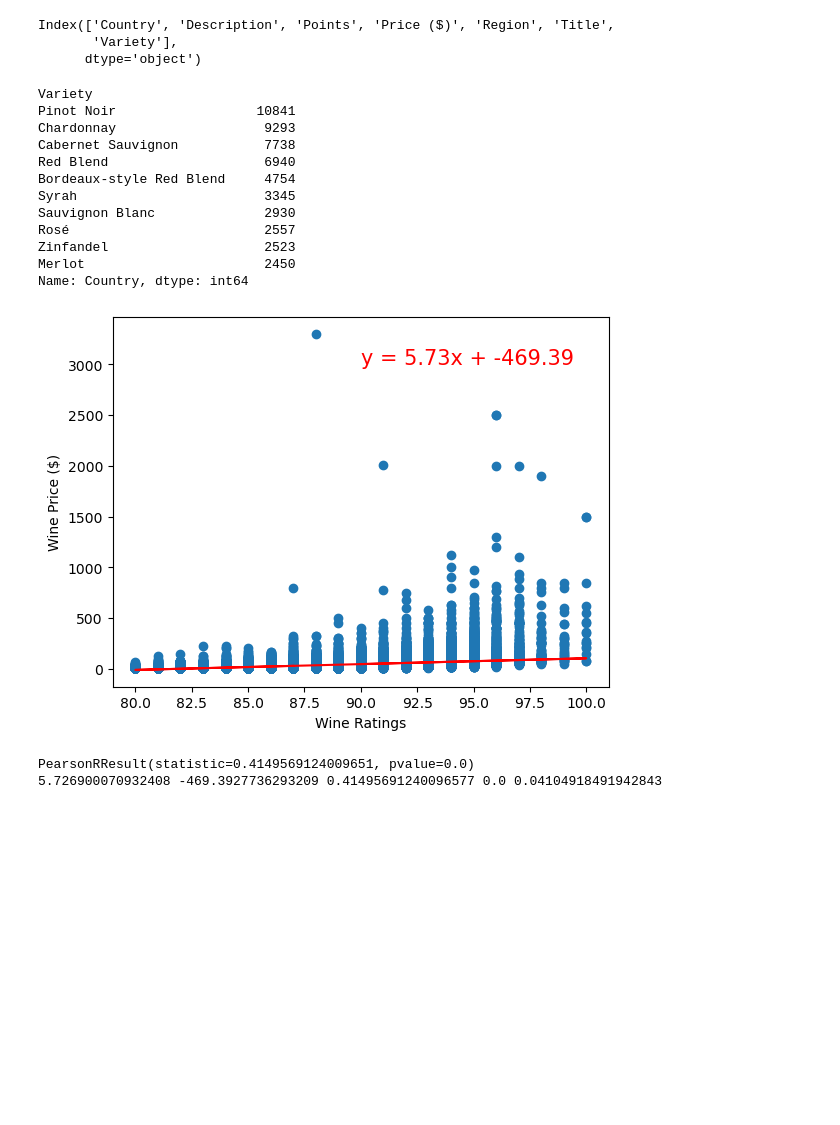
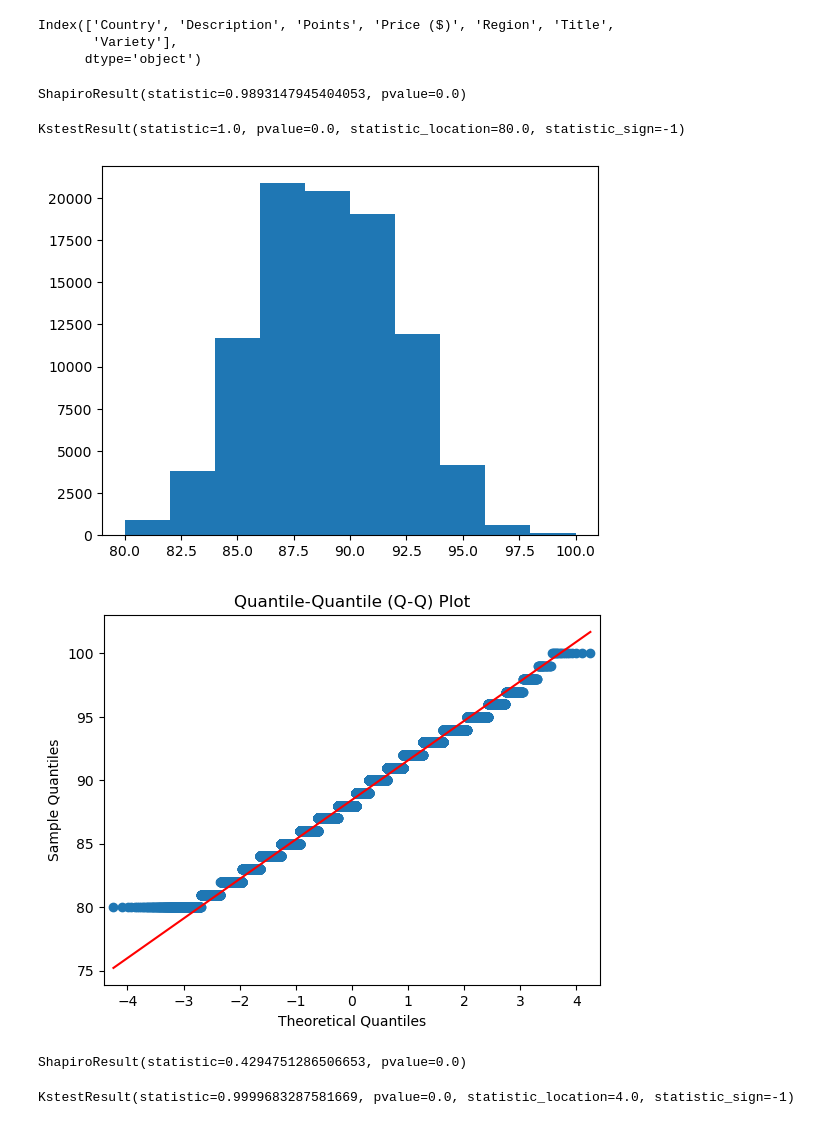
Before and after one commit to carojasp12/Sip-by-Sip, a Jupyter notebook: Code/Sip-by-Sip.ipynb, the cells around one changed output. Cells and saved outputs as stored; diff of their text form; code cells hidden in the pictures; blank space fills up the shorter version.

```diff
--- a/Code/Sip-by-Sip.ipynb
+++ b/Code/Sip-by-Sip.ipynb
@@ -77,37 +86,28 @@ wine_df.columns
 Index(['Country', 'Description', 'Points', 'Price ($)', 'Region', 'Title',
        'Variety'],
       dtype='object')
-# %%
-wine_df.groupby('Variety').count()['Country'].nlargest(n=10)
-# %% [output]
-Variety
-Pinot Noir                  10841
-Chardonnay                   9293
-Cabernet Sauvignon           7738
-Red Blend                    6940
-Bordeaux-style Red Blend     4754
-Syrah                        3345
-Sauvignon Blanc              2930
-Rosé                         2557
-Zinfandel                    2523
-Merlot                       2450
-Name: Country, dtype: int64
-# %%
-x_values = wine_df['Points']
-y_values = wine_df['Price ($)']
-correlation = st.pearsonr(x_values,y_values)
-(slope, intercept, rvalue, pvalue, stderr) = st.linregress(x_values, y_values)
-regress_values = x_values * slope + intercept
-line_eq = "y = " + str(round(slope,2)) + "x + " + str(round(intercept,2))
-plt.scatter(x_values,y_values)
-plt.plot(x_values,regress_values,"r-")
-plt.annotate(line_eq,(90,3000),fontsize=15,color="red")
-plt.xlabel('Wine Ratings')
-plt.ylabel('Wine Price ($)')
-plt.show()
-print(correlation)
-print(slope, intercept, rvalue, pvalue, stderr)
-# %% [output]
-[figure, removed]
-PearsonRResult(statistic=0.4149569124009651, pvalue=0.0)
-5.726900070932408 -469.3927736293209 0.41495691240096577 0.0 0.04104918491942843
+# %%
+st.shapiro(wine_df ['Points'])
+# %% [output]
+ShapiroResult(statistic=0.9893147945404053, pvalue=0.0)
+# %%
+st.kstest(wine_df ['Points'], 'norm')
+# %% [output]
+KstestResult(statistic=1.0, pvalue=0.0, statistic_location=80.0, statistic_sign=-1)
+# %%
+plt.hist(wine_df ['Points'])
+plt.show()
+sm.qqplot(wine_df ['Points'], line='s')
+plt.title('Quantile-Quantile (Q-Q) Plot')
+plt.show()
+# %% [output]
+[figure, added]
+[figure, added]
+# %%
+st.shapiro(wine_df ['Price ($)'])
+# %% [output]
+ShapiroResult(statistic=0.4294751286506653, pvalue=0.0)
+# %%
+st.kstest(wine_df ['Price ($)'], 'norm')
+# %% [output]
+KstestResult(statistic=0.9999683287581669, pvalue=0.0, statistic_location=4.0, statistic_sign=-1)
```
Also changed, not shown: parts of 37 cells of this notebook.
